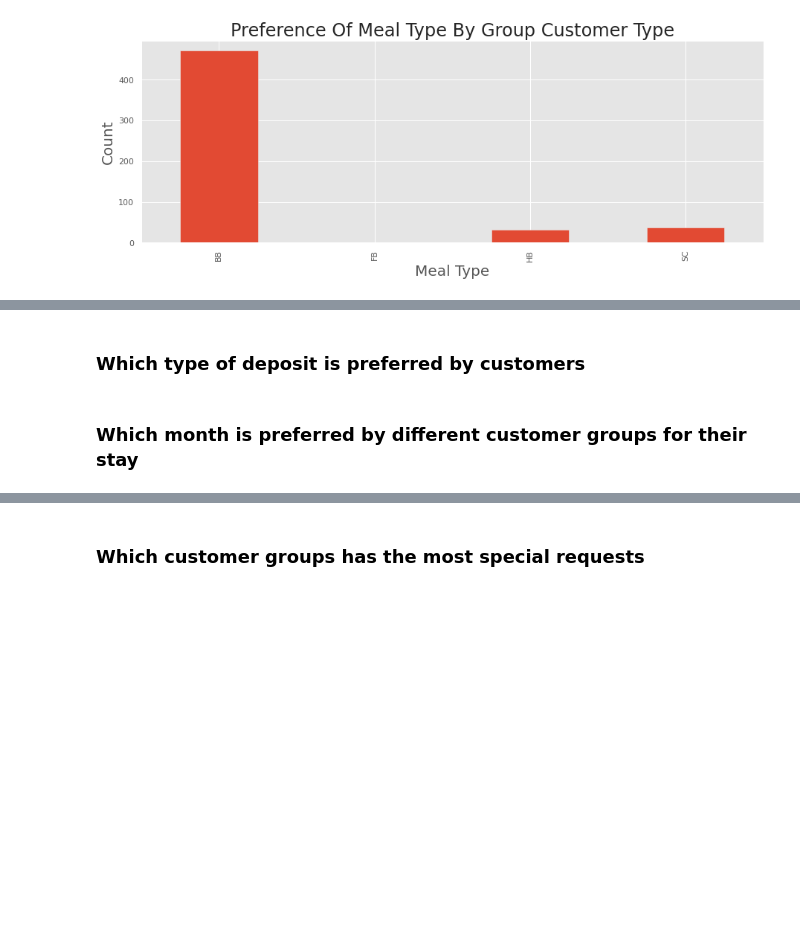
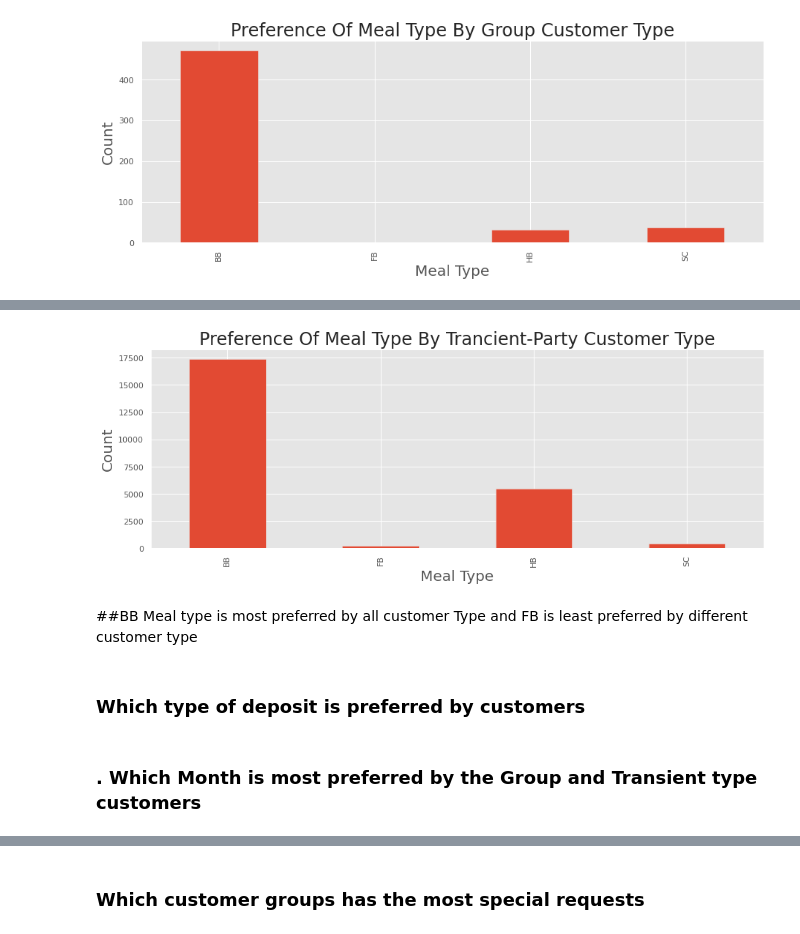
Before and after one commit to Kushan1001/Hotel-booking-data-analysis, a Jupyter notebook: Hotel_Booking_Analysis(Compiled).ipynb, the cells around one changed output, grey strips where cells are left out. Drawn from its saved outputs; the diff is of its cells as text; code cells hidden in the pictures; blank space fills up the shorter version.

```diff
--- a/Hotel_Booking_Analysis(Compiled).ipynb
+++ b/Hotel_Booking_Analysis(Compiled).ipynb
@@ -474,4 +497,17 @@ plt.show()
+# %%
+tp_df = df['Transient-Party']
+# %%
+plt.figure(figsize=(15,5))
+tp_df.plot(kind='bar')
+plt.xlabel('Meal Type',size=20)
+plt.ylabel('Count', size = 20)
+plt.title("Preference Of Meal Type By Trancient-Party Customer Type",size = 24)
+plt.show()
+# %% [output]
+[figure, added]
+# %% [markdown]
+##BB Meal type is most preferred by all customer Type and FB is least preferred by different customer type
 # %% [markdown]
 ### **Which type of deposit is preferred by customers**
-# %% [markdown]
-### **Which month is preferred by different customer groups for their stay**
+# %% [markdown]
+### **. Which Month is most preferred by the Group and Transient type customers**
```
Also changed, not shown: parts of 36 cells of this notebook.
